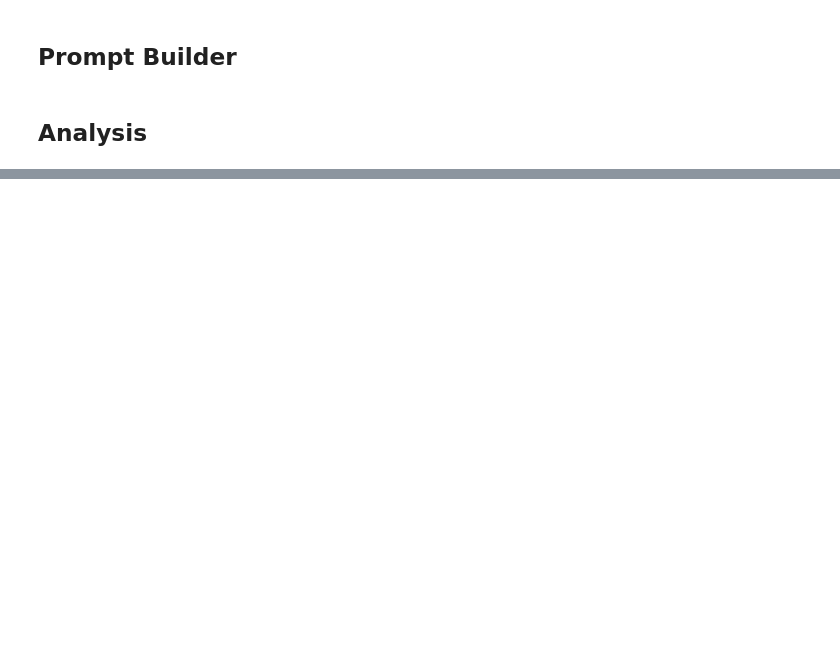
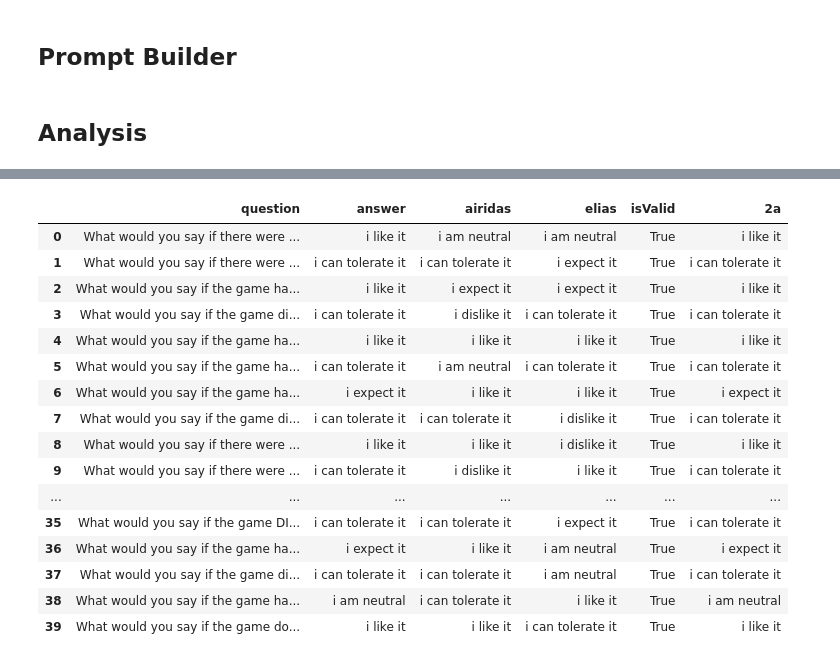
Before and after one commit to Brikas/Thesis, a Jupyter notebook: clones.ipynb, the cells around one changed output, grey strips where cells are left out. Cells and saved outputs as stored; diff of their text form; code cells hidden in the pictures; blank space fills up the shorter version.

```diff
--- a/clones.ipynb
+++ b/clones.ipynb
@@ -193 +197,3 @@ df
+# %%
+df_1a = df.copy()
 # %%
@@ -194,0 +201,22 @@ df.to_csv("results.csv")
+# %%
+df_1a["2a"] = df["answer"]
+# %%
+df_1a
+# %% [output]
+|  | question | answer | airidas | elias | isValid | 2a |
+| 0 | What would you say if there were ... | i like it | i am neutral | i am neutral | True | i like it |
+| 1 | What would you say if there were ... | i can tolerate it | i can tolerate it | i expect it | True | i can tolerate it |
+| 2 | What would you say if the game ha... | i like it | i expect it | i expect it | True | i like it |
+| 3 | What would you say if the game di... | i can tolerate it | i dislike it | i can tolerate it | True | i can tolerate it |
+| 4 | What would you say if the game ha... | i like it | i like it | i like it | True | i like it |
+| 5 | What would you say if the game ha... | i can tolerate it | i am neutral | i can tolerate it | True | i can tolerate it |
+| 6 | What would you say if the game ha... | i expect it | i like it | i like it | True | i expect it |
+| 7 | What would you say if the game di... | i can tolerate it | i can tolerate it | i dislike it | True | i can tolerate it |
+| 8 | What would you say if there were ... | i like it | i like it | i dislike it | True | i like it |
+| 9 | What would you say if there were ... | i can tolerate it | i dislike it | i like it | True | i can tolerate it |
+| ... | ... | ... | ... | ... | ... | ... |
+| 35 | What would you say if the game DI... | i can tolerate it | i can tolerate it | i expect it | True | i can tolerate it |
+| 36 | What would you say if the game ha... | i expect it | i like it | i am neutral | True | i expect it |
+| 37 | What would you say if the game di... | i can tolerate it | i can tolerate it | i am neutral | True | i can tolerate it |
+| 38 | What would you say if the game ha... | i am neutral | i can tolerate it | i like it | True | i am neutral |
+| 39 | What would you say if the game do... | i like it | i like it | i can tolerate it | True | i like it |
```
Also changed, not shown: parts of 8 cells of this notebook, 6 other files.
